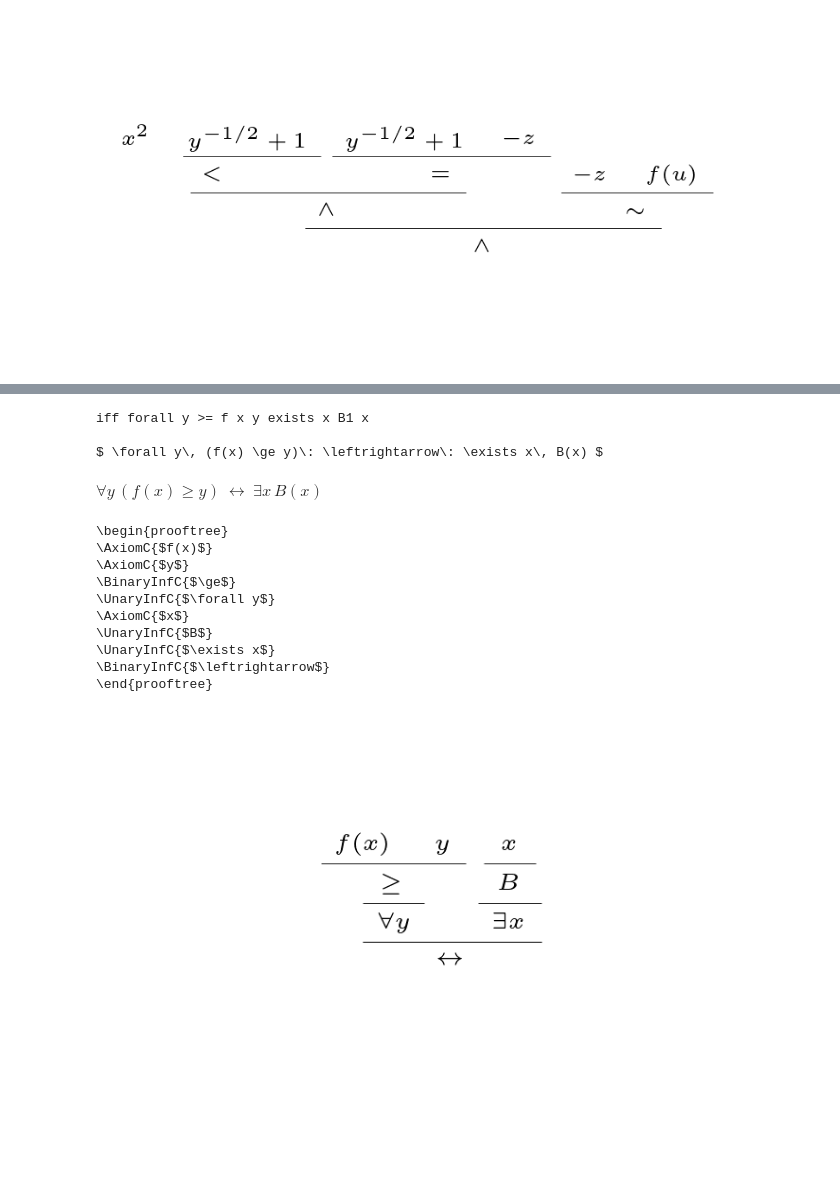
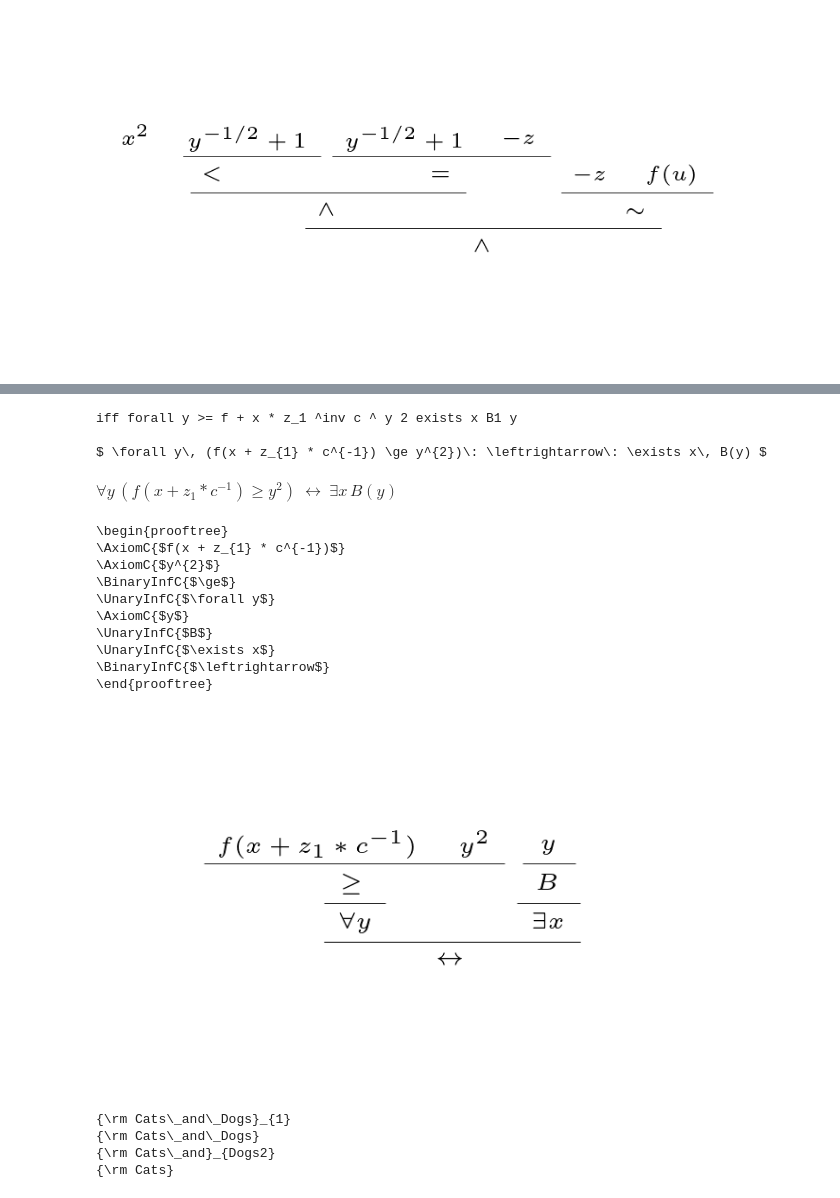
Before and after one commit to jhjeong314/Proofmood, a Jupyter notebook: first_order_logic_parser.ipynb, the cells around one changed output, grey strips where cells are left out. Drawn from its saved outputs; the diff is of its cells as text; code cells hidden in the pictures; blank space fills up the shorter version.

```diff
--- a/first_order_logic_parser.ipynb
+++ b/first_order_logic_parser.ipynb
@@ -299,24 +299,34 @@ $\displaystyle \forall x\, \neg\, A(x)$
 # %%
 # formula example 8
 
-v_str = "forall y  f(x) >= y iff exists x B1(x) "
+v_str = "forall y  f(x + z_1 * c^inv) >= y^2 iff exists x B1(y)"
 testParser(v_str)
-testParser(v_str, 'infix_latex')
+testParser(v_str, 'infix_latex', verbose=True)
 testParser(v_str, 'bussproof')
 testParser(v_str, 'tree')
 # %% [output]
-iff forall y >= f x y exists x B1 x
+iff forall y >= f + x * z_1 ^inv c ^ y 2 exists x B1 y
 
-$ \forall y\, (f(x) \ge y)\: \leftrightarrow\: \exists x\, B(x) $
+$ \forall y\, (f(x + z_{1} * c^{-1}) \ge y^{2})\: \leftrightarrow\: \exists x\, B(y) $
-$\displaystyle \forall y\, (f(x) \ge y)\: \leftrightarrow\: \exists x\, B(x)$
+$\displaystyle \forall y\, (f(x + z_{1} * c^{-1}) \ge y^{2})\: \leftrightarrow\: \exists x\, B(y)$
 \begin{prooftree}
-\AxiomC{$f(x)$}
-\AxiomC{$y$}
+\AxiomC{$f(x + z_{1} * c^{-1})$}
+\AxiomC{$y^{2}$}
 \BinaryInfC{$\ge$}
 \UnaryInfC{$\forall y$}
-\AxiomC{$x$}
+\AxiomC{$y$}
 \UnaryInfC{$B$}
 \UnaryInfC{$\exists x$}
 \BinaryInfC{$\leftrightarrow$}
 \end{prooftree}
-[figure, old version]
+[figure, new version]
+# %%
+instr_li = ["Cats_and_Dogs_12", "Cats_and_Dogs_", "Cats_and_Dogs23", "Cats2"]
+token_li = [Token(instr) for instr in instr_li]
+for instr in token_li:
+  print(Node.ident2latex(instr))
+# %% [output]
+{\rm Cats\_and\_Dogs}_{1}
+{\rm Cats\_and\_Dogs}
+{\rm Cats\_and}_{Dogs2}
+{\rm Cats}
```
Also changed, not shown: parts of 3 cells of this notebook, 9 other files.
